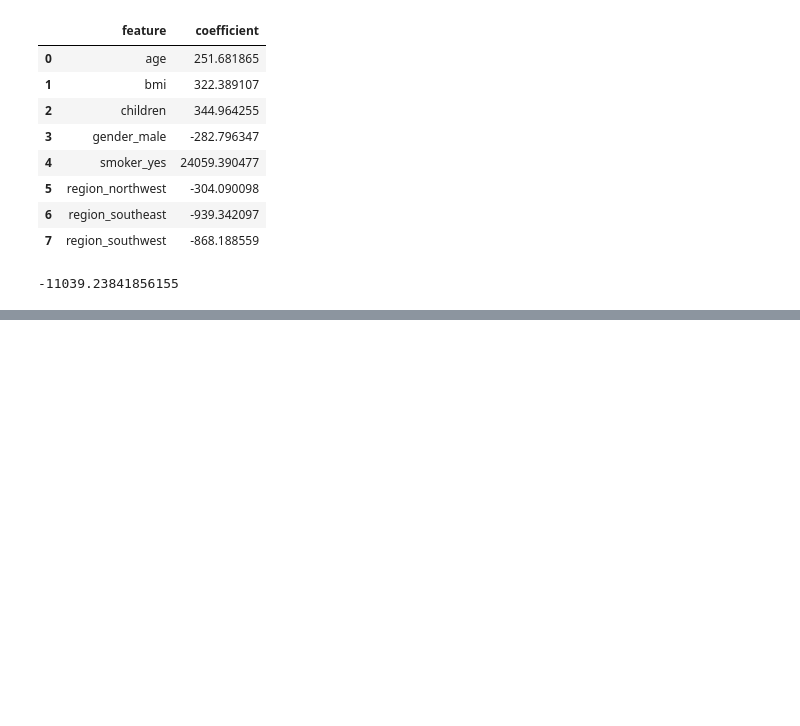
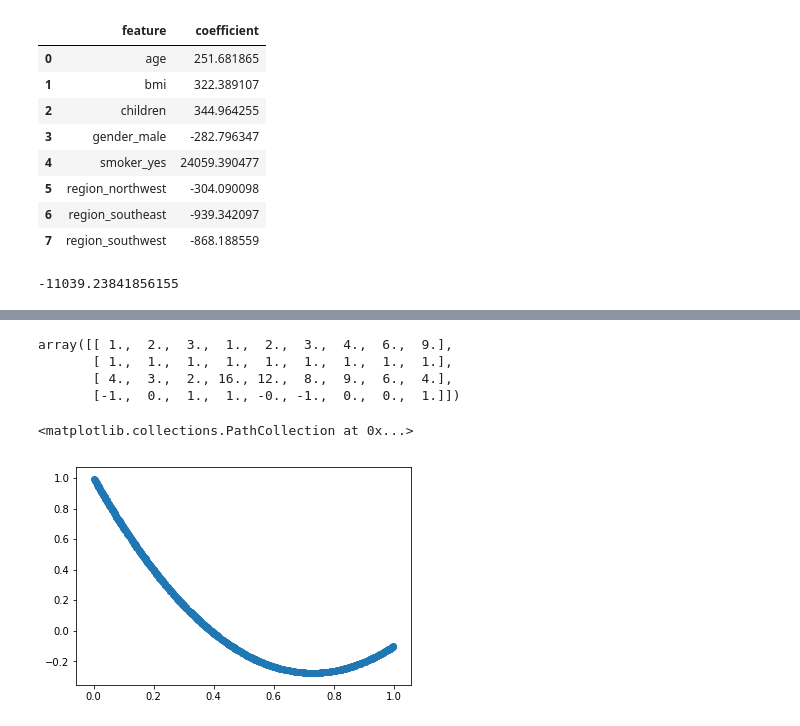
Before and after one commit to sohanlal1234/machine-learning, a Jupyter notebook: demos/Day 1 - regression problem.ipynb, the cells around one changed output, grey strips where cells are left out. Drawn from its saved outputs; the diff is of its cells as text; code cells hidden in the pictures; blank space fills up the shorter version.

```diff
--- a/demos/Day 1 - regression problem.ipynb
+++ b/demos/Day 1 - regression problem.ipynb
@@ -184,0 +294,22 @@ est.intercept_
+# %%
+a = np.array([
+    [1, 2, 3],
+    [1, 1, 1],
+    [4, 3, 2],
+    [-1, 0, 1]
+])
+
+poly = preprocessing.PolynomialFeatures(degree=2, include_bias=False)
+poly.fit_transform(a)
+# %% [output]
+array([[ 1.,  2.,  3.,  1.,  2.,  3.,  4.,  6.,  9.],
+       [ 1.,  1.,  1.,  1.,  1.,  1.,  1.,  1.,  1.],
+       [ 4.,  3.,  2., 16., 12.,  8.,  9.,  6.,  4.],
+       [-1.,  0.,  1.,  1., -0., -1.,  0.,  0.,  1.]])
+# %%
+x = np.random.random([1000])
+y = 1 - 3.5 * x + 2.4 * x ** 2
+plt.scatter(x, y)
+# %% [output]
+<matplotlib.collections.PathCollection at 0x...>
+[figure, added]
```
Also changed, not shown: parts of 19 cells of this notebook, 2 other files.
